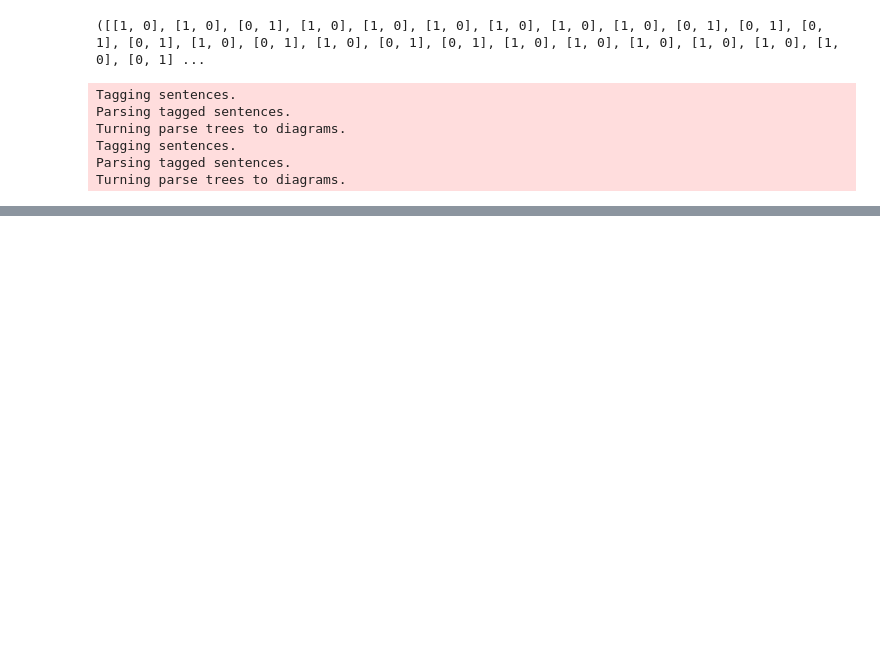
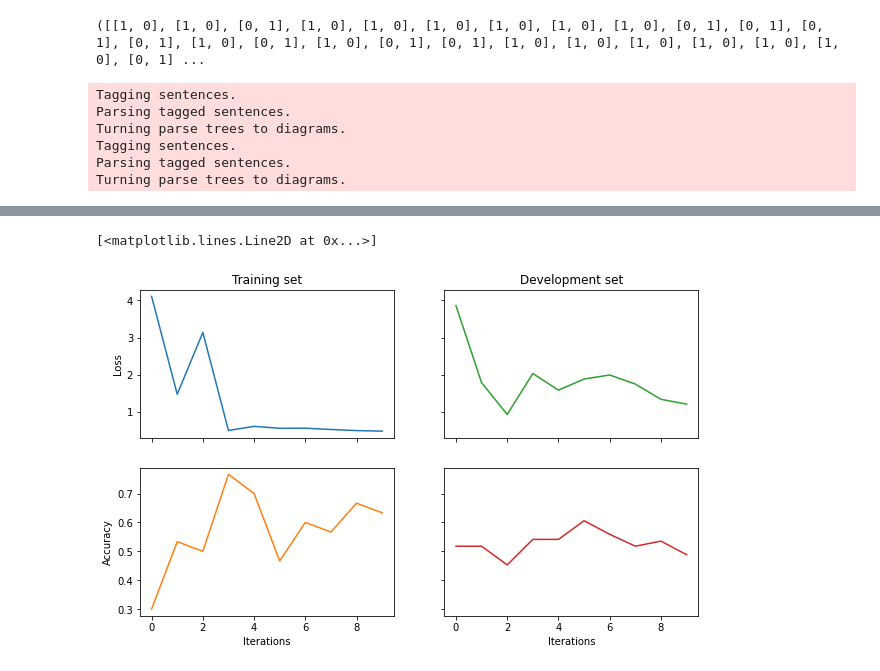
Before and after one commit to mgg39/Quantum-Natural-Language-Processing-with-lambeq---Quantinuum, a Jupyter notebook: Task5/Task5.ipynb, the cells around one changed output, grey strips where cells are left out. Saved outputs shown, nothing was run; the diff lists cells and outputs as text; code cells hidden in the pictures; blank space fills up the shorter version.

```diff
--- a/Task5/Task5.ipynb
+++ b/Task5/Task5.ipynb
@@ -18,6 +23,6 @@ import matplotlib.pyplot as plt
 # %%
 BATCH_SIZE = 50
-EPOCHS = 100
+EPOCHS = 10
 SEED = 2
 # %%
 #Input data MC1
@@ -89,0 +121,5 @@ render_circuit_jupyter(train_circuits[14].to_tk())
+# %%
+#Loss & eval metrics
+loss = lambda y_hat, y: -np.sum(y * np.log(y_hat)) / len(y)  # binary cross-entropy loss
+acc = lambda y_hat, y: np.sum(np.round(y_hat) == y) / len(y) / 2  # half due to double-counting
+eval_metrics = {"acc": acc}
@@ -89,0 +153,11 @@ render_circuit_jupyter(train_circuits[14].to_tk())
+# %%
+#Create dataset
+train_dataset = Dataset(
+            train_circuits,
+            train_labels,
+            batch_size=BATCH_SIZE)
+
+test_dataset = Dataset(test_circuits, test_labels, shuffle=False)
+# %%
+#Train model
+trainer.fit(train_dataset, test_dataset, evaluation_step=1, logging_step=100)
@@ -89,0 +169,18 @@ render_circuit_jupyter(train_circuits[14].to_tk())
+# %%
+#Printing train model
+fig, ((ax_tl, ax_tr), (ax_bl, ax_br)) = plt.subplots(2, 2, sharex=True, sharey='row', figsize=(10, 6))
+ax_tl.set_title('Training set')
+ax_tr.set_title('Development set')
+ax_bl.set_xlabel('Iterations')
+ax_br.set_xlabel('Iterations')
+ax_bl.set_ylabel('Accuracy')
+ax_tl.set_ylabel('Loss')
+
+colours = iter(plt.rcParams['axes.prop_cycle'].by_key()['color'])
+ax_tl.plot(trainer.train_epoch_costs[::10], color=next(colours))
+ax_bl.plot(trainer.train_results['acc'][::10], color=next(colours))
+ax_tr.plot(trainer.val_costs[::10], color=next(colours))
+ax_br.plot(trainer.val_results['acc'][::10], color=next(colours))
+# %% [output]
+[<matplotlib.lines.Line2D at 0x...>]
+[figure, added]
```
Also changed, not shown: parts of 5 cells of this notebook, 1 other file.
